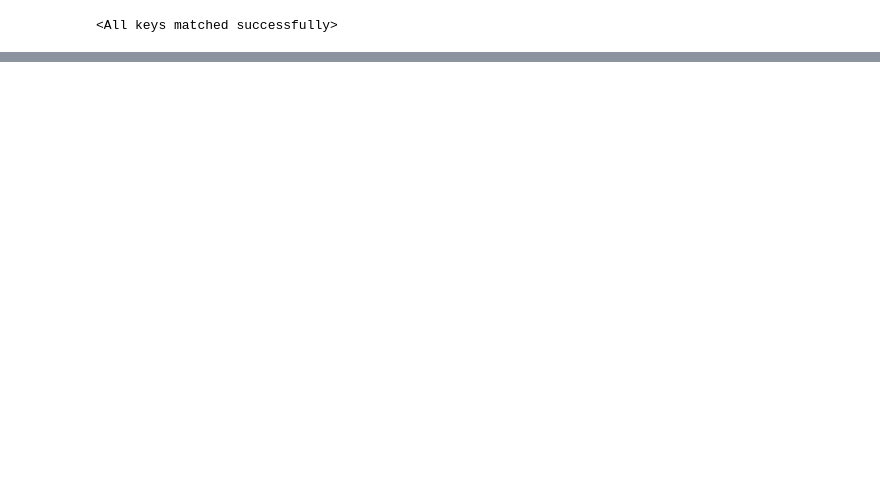
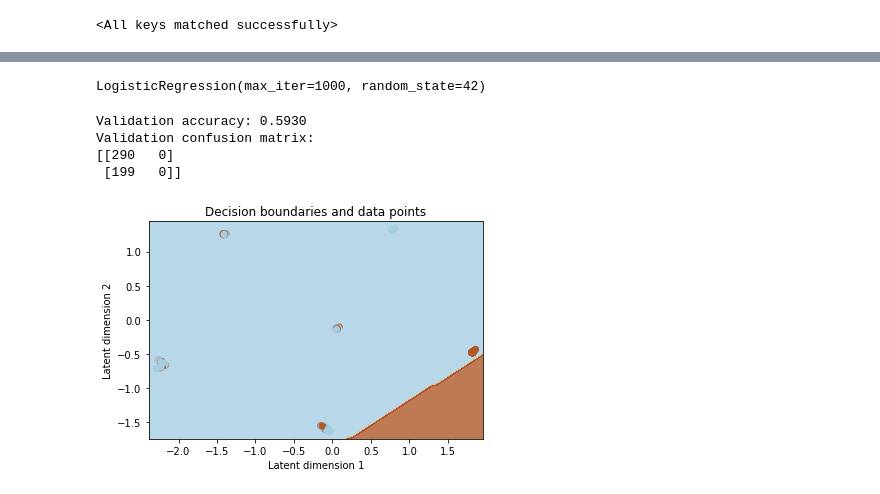
Before and after one commit to StefRodopCodes94/CounterFactual-VAE, a Jupyter notebook: Model/VAE.ipynb, the cells around one changed output, grey strips where cells are left out. Drawn from its saved outputs; the diff is of its cells as text; code cells hidden in the pictures; blank space fills up the shorter version.

```diff
--- a/Model/VAE.ipynb
+++ b/Model/VAE.ipynb
@@ -331 +238,6 @@ from matplotlib import cm
 import matplotlib.pyplot as plt
+# %%
+clf = LogisticRegression(random_state=42, max_iter=1000)
+clf.fit(z, labels)
+# %% [output]
+LogisticRegression(max_iter=1000, random_state=42)
@@ -331,0 +249,24 @@ import matplotlib.pyplot as plt
+# %%
+print(f"Validation accuracy: {val_accuracy:.4f}")
+print(f"Validation confusion matrix:\n{val_confusion_matrix}")
+# %% [output]
+Validation accuracy: 0.5930
+Validation confusion matrix:
+[[290   0]
+ [199   0]]
+# %%
+# Plot the decision boundaries and data points
+x_min, x_max = test[:, 0].min() - 0.1, test[:, 0].max() + 0.1
+y_min, y_max = test[:, 1].min() - 0.1, test[:, 1].max() + 0.1
+xx, yy = np.meshgrid(np.linspace(x_min, x_max, 100),
+                     np.linspace(y_min, y_max, 100))
+Z = clf.predict(np.c_[xx.ravel(), yy.ravel()])
+Z = Z.reshape(xx.shape)
+plt.contourf(xx, yy, Z, cmap=plt.cm.Paired, alpha=0.8)
+plt.scatter(test[:, 0], test[:, 1], c=test_labels, cmap=plt.cm.Paired)
+plt.title('Decision boundaries and data points')
+plt.xlabel('Latent dimension 1')
+plt.ylabel('Latent dimension 2')
+plt.show()
+# %% [output]
+[figure, added]
```
Also changed, not shown: parts of 23 cells of this notebook, 1 other file.
